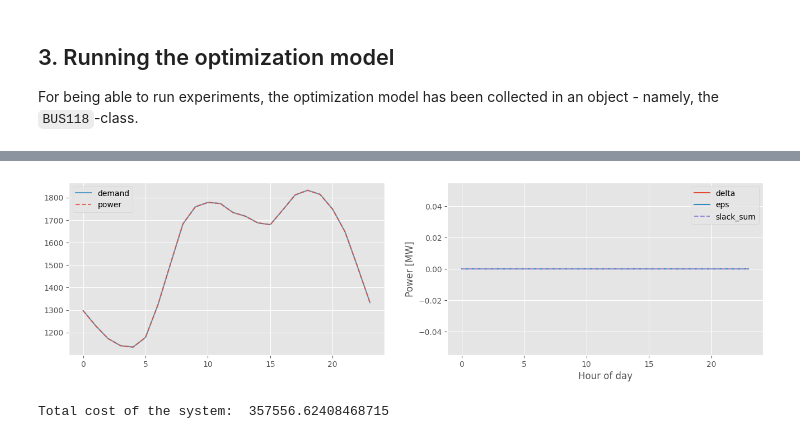
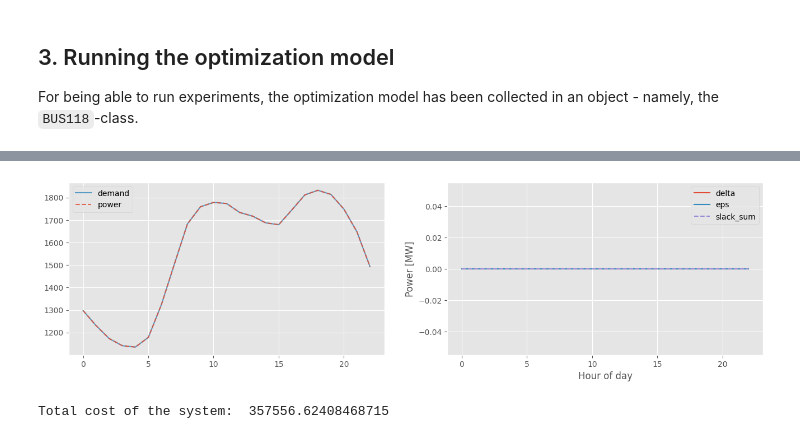
Before and after one commit to albertkjoller/ml-energy-systems, a Jupyter notebook: src/assignment3/notebooks/explainer_notebook.ipynb, the cells around one changed output, grey strips where cells are left out. Cells and saved outputs as stored; diff of their text form; code cells hidden in the pictures.

```diff
--- a/src/assignment3/notebooks/explainer_notebook.ipynb
+++ b/src/assignment3/notebooks/explainer_notebook.ipynb
@@ -134,7 +134,7 @@ class BUS118:
         for t in tqdm(range(N_t), desc='Adding constraints...'):
             ### POWER BALANCE EQUATION ###
             # Add power balance constraints for each time step
-            self.model.addConstr(sum(self.p[g_n, t] for g_n in range(self.N_g)) == sum(self.demand_profile.iloc[t, n] for n in range(self.N_load)) + self.eps[t, 0] - self.delta[t, 0], name=f'power_balance[{t}]')
+            self.model.addConstr(grb.quicksum(self.p[g_n, t] for g_n in range(self.N_g)) == grb.quicksum(self.demand_profile.iloc[t, n] for n in range(self.N_load)) + self.eps[t, 0] - self.delta[t, 0], name=f'power_balance[{t}]')
 
             # Add positive constraints for the slack variables
             self.model.addConstr(self.eps[t, 0] >= 0)
@@ -179,9 +179,9 @@ class BUS118:
 
     def define_objective(self, M: int = 1):
         # Set minimization objective function
-        minimum_objective   = sum(self.c_op.iloc[g, 0] * self.p[g, t] + self.c_st.iloc[g, 0] * self.u[g, t] for g in range(self.N_g) for t in range(self.N_t))
+        minimum_objective   = grb.quicksum(self.c_op.iloc[g, 0] * self.p[g, t] + self.c_st.iloc[g, 0] * self.u[g, t] for g in range(self.N_g) for t in range(self.N_t))
         # Set slack objective function
-        slack_objective     = M * sum(self.eps[t, 0] + self.delta[t, 0] for t in range(self.N_t))
+        slack_objective     = M * grb.quicksum(self.eps[t, 0] + self.delta[t, 0] for t in range(self.N_t))
 
         # Set objective function
         self.model.setObjective(sense=grb.GRB.MINIMIZE, expr=minimum_objective + slack_objective)
@@ -274,19 +309,12 @@ cost        = pd.DataFrame(cost,            columns=[f'Hour {i}' for i in range(
 # %%
-# Check if power balance equation is satisfied
-power_balance = pd.DataFrame(
-    [system.demand_profile.sum(axis=1).values, power.sum(axis=0).values, eps.flatten(), delta.flatten(), (eps + delta).flatten()],
-    index=['demand', 'power', 'eps', 'delta', 'slack_sum'
-]).T
-assert np.allclose(power_balance['demand'], power_balance[['power', 'eps', 'delta']].sum(axis=1)), 'Power balance equation not satisfied !'
-
 fig, axs = plt.subplots(1, 2, figsize=(16, 4))
-power_balance.plot(y=['demand'], color='C1', ls='-', alpha=0.8, ax=axs[0])
-power_balance.plot(y=['power'], color='C0', ls='--', alpha=0.8, ax=axs[0])
-power_balance.plot(y=['delta', 'eps'],      ax=axs[1])
-power_balance.plot(y='slack_sum', ls='--',  ax=axs[1])
+power_balance[:-1].plot(y=['demand'], color='C1', ls='-', alpha=0.8, ax=axs[0])
+power_balance[:-1].plot(y=['power'], color='C0', ls='--', alpha=0.8, ax=axs[0])
+power_balance[:-1].plot(y=['delta', 'eps'],      ax=axs[1])
+power_balance[:-1].plot(y='slack_sum', ls='--',  ax=axs[1])
 plt.xlabel('Hour of day')
 plt.ylabel('Power [MW]')
 plt.show()
 # %% [output]
-[figure, old version]
+[figure, new version]
 # %%
```
Also changed, not shown: parts of 6 cells of this notebook.
